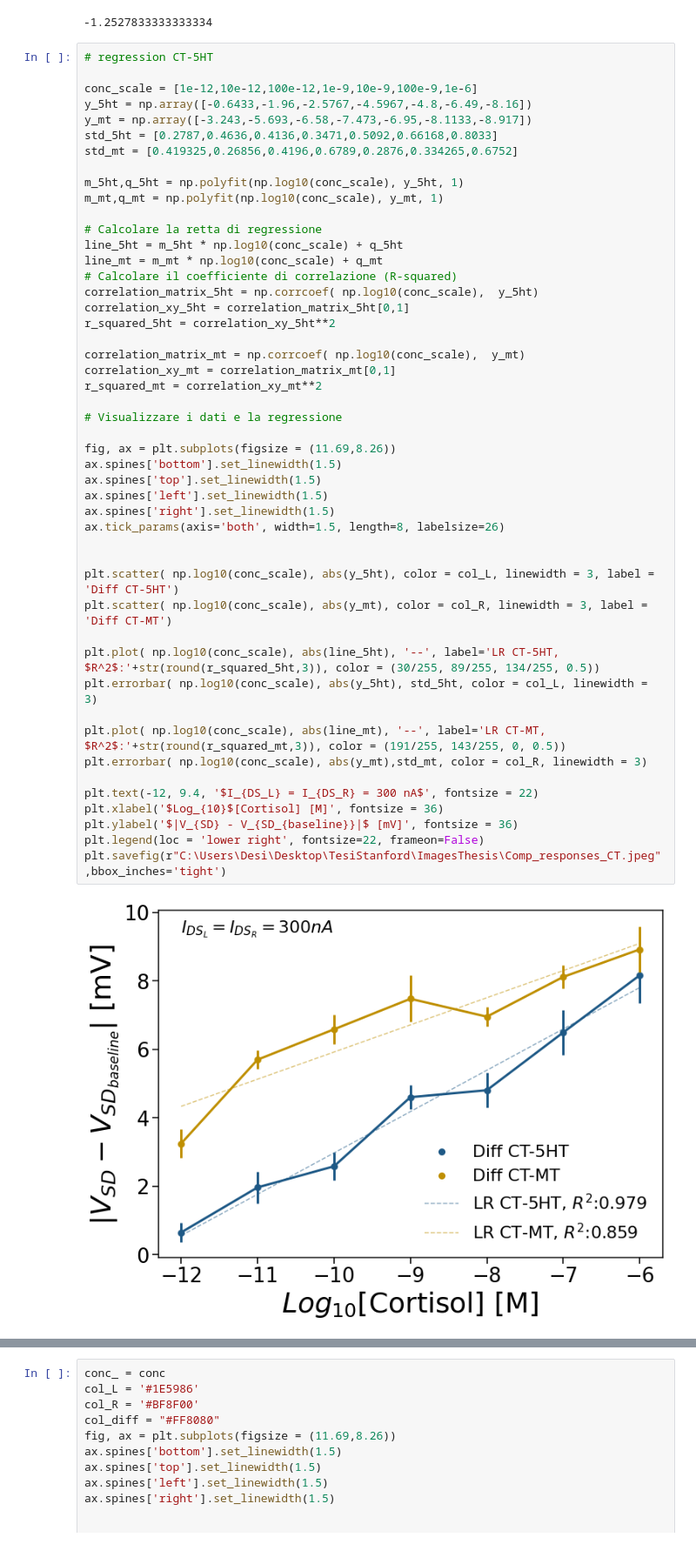
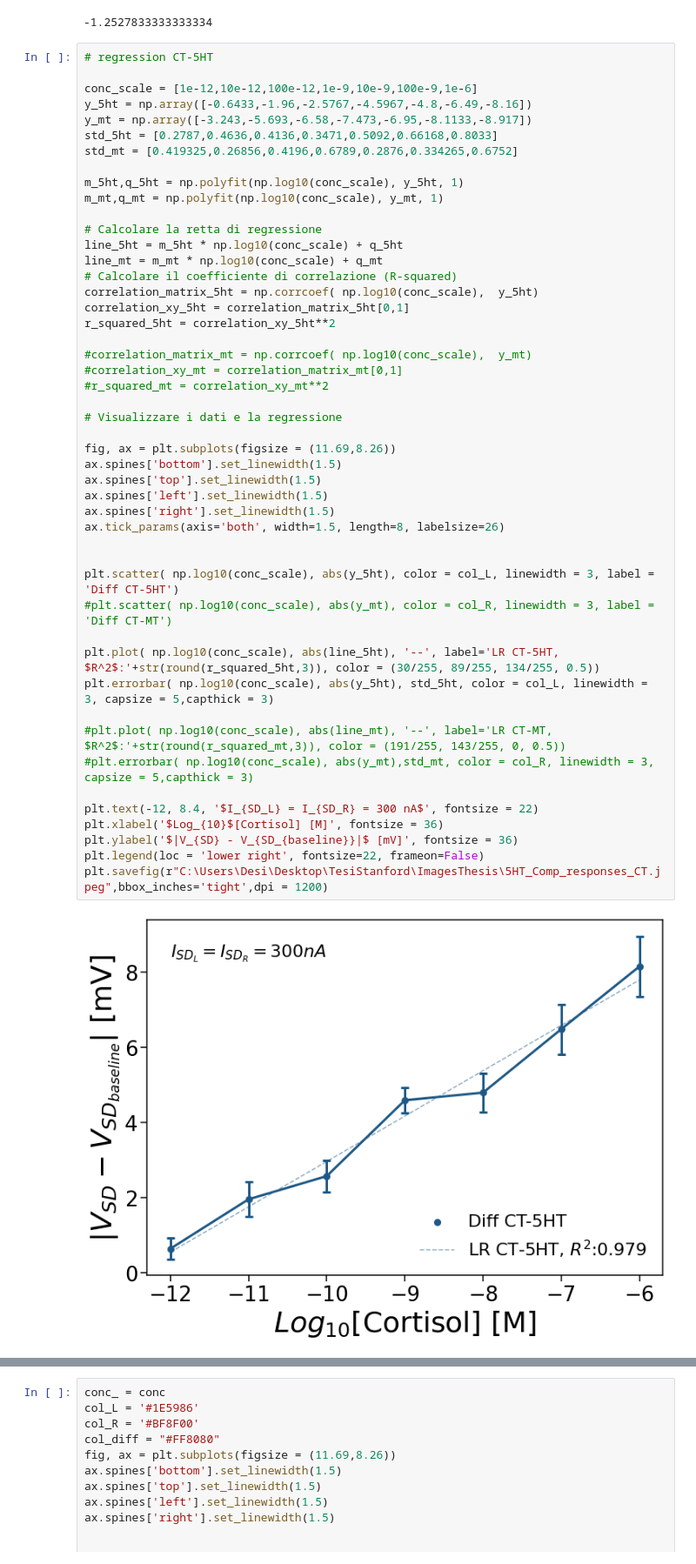
Before and after one commit to desireemaula/WearS, a Jupyter notebook: Sensing/DiodeSensingTest-Postproc.ipynb, the cells around one changed output, grey strips where cells are left out. Shown at 87% size. Cells and saved outputs as stored; diff of their text form.

```diff
--- a/Sensing/DiodeSensingTest-Postproc.ipynb
+++ b/Sensing/DiodeSensingTest-Postproc.ipynb
@@ -1088,40 +1233,40 @@ m_5ht,q_5ht = np.polyfit(np.log10(conc_scale), y_5ht, 1)
 m_mt,q_mt = np.polyfit(np.log10(conc_scale), y_mt, 1)
 
 # Calcolare la retta di regressione
 line_5ht = m_5ht * np.log10(conc_scale) + q_5ht
 line_mt = m_mt * np.log10(conc_scale) + q_mt
 # Calcolare il coefficiente di correlazione (R-squared)
 correlation_matrix_5ht = np.corrcoef( np.log10(conc_scale),  y_5ht)
 correlation_xy_5ht = correlation_matrix_5ht[0,1]
 r_squared_5ht = correlation_xy_5ht**2
 
-correlation_matrix_mt = np.corrcoef( np.log10(conc_scale),  y_mt)
-correlation_xy_mt = correlation_matrix_mt[0,1]
-r_squared_mt = correlation_xy_mt**2
+#correlation_matrix_mt = np.corrcoef( np.log10(conc_scale),  y_mt)
+#correlation_xy_mt = correlation_matrix_mt[0,1]
+#r_squared_mt = correlation_xy_mt**2
 
 # Visualizzare i dati e la regressione
 
 fig, ax = plt.subplots(figsize = (11.69,8.26))
 ax.spines['bottom'].set_linewidth(1.5)
 ax.spines['top'].set_linewidth(1.5)
 ax.spines['left'].set_linewidth(1.5)
 ax.spines['right'].set_linewidth(1.5)
 ax.tick_params(axis='both', width=1.5, length=8, labelsize=26)
 
 
 plt.scatter( np.log10(conc_scale), abs(y_5ht), color = col_L, linewidth = 3, label = 'Diff CT-5HT')
-plt.scatter( np.log10(conc_scale), abs(y_mt), color = col_R, linewidth = 3, label = 'Diff CT-MT')
+#plt.scatter( np.log10(conc_scale), abs(y_mt), color = col_R, linewidth = 3, label = 'Diff CT-MT')
 
 plt.plot( np.log10(conc_scale), abs(line_5ht), '--', label='LR CT-5HT, $R^2$:'+str(round(r_squared_5ht,3)), color = (30/255, 89/255, 134/255, 0.5))
-plt.errorbar( np.log10(conc_scale), abs(y_5ht), std_5ht, color = col_L, linewidth = 3)
+plt.errorbar( np.log10(conc_scale), abs(y_5ht), std_5ht, color = col_L, linewidth = 3, capsize = 5,capthick = 3)
 
-plt.plot( np.log10(conc_scale), abs(line_mt), '--', label='LR CT-MT, $R^2$:'+str(round(r_squared_mt,3)), color = (191/255, 143/255, 0, 0.5))
-plt.errorbar( np.log10(conc_scale), abs(y_mt),std_mt, color = col_R, linewidth = 3)
+#plt.plot( np.log10(conc_scale), abs(line_mt), '--', label='LR CT-MT, $R^2$:'+str(round(r_squared_mt,3)), color = (191/255, 143/255, 0, 0.5))
+#plt.errorbar( np.log10(conc_scale), abs(y_mt),std_mt, color = col_R, linewidth = 3, capsize = 5,capthick = 3)
 
-plt.text(-12, 9.4, '$I_{DS_L} = I_{DS_R} = 300 nA$', fontsize = 22)
+plt.text(-12, 8.4, '$I_{SD_L} = I_{SD_R} = 300 nA$', fontsize = 22)
 plt.xlabel('$Log_{10}$[Cortisol] [M]', fontsize = 36)
 plt.ylabel('$|V_{SD} - V_{SD_{baseline}}|$ [mV]', fontsize = 36)
 plt.legend(loc = 'lower right', fontsize=22, frameon=False)
-plt.savefig(r"C:\Users\Desi\Desktop\TesiStanford\ImagesThesis\Comp_responses_CT.jpeg",bbox_inches='tight')
+plt.savefig(r"C:\Users\Desi\Desktop\TesiStanford\ImagesThesis\5HT_Comp_responses_CT.jpeg",bbox_inches='tight',dpi = 1200)
 # %% [output]
-[figure, old version]
+[figure, new version]
```
Also changed, not shown: parts of 30 cells of this notebook, 3 other files.
